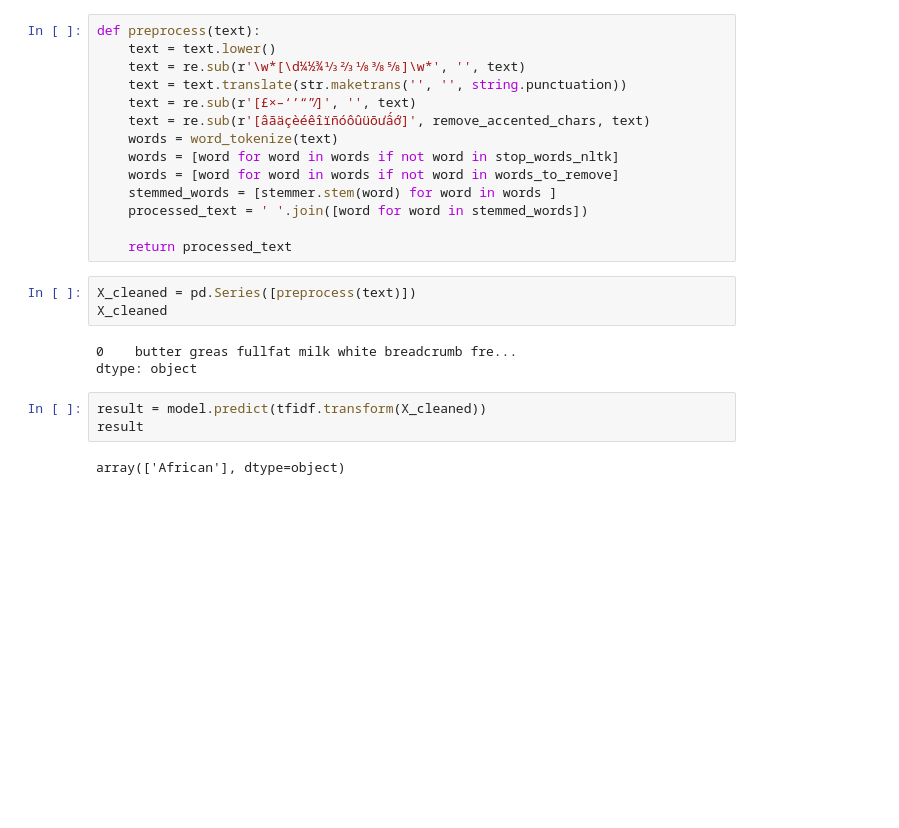
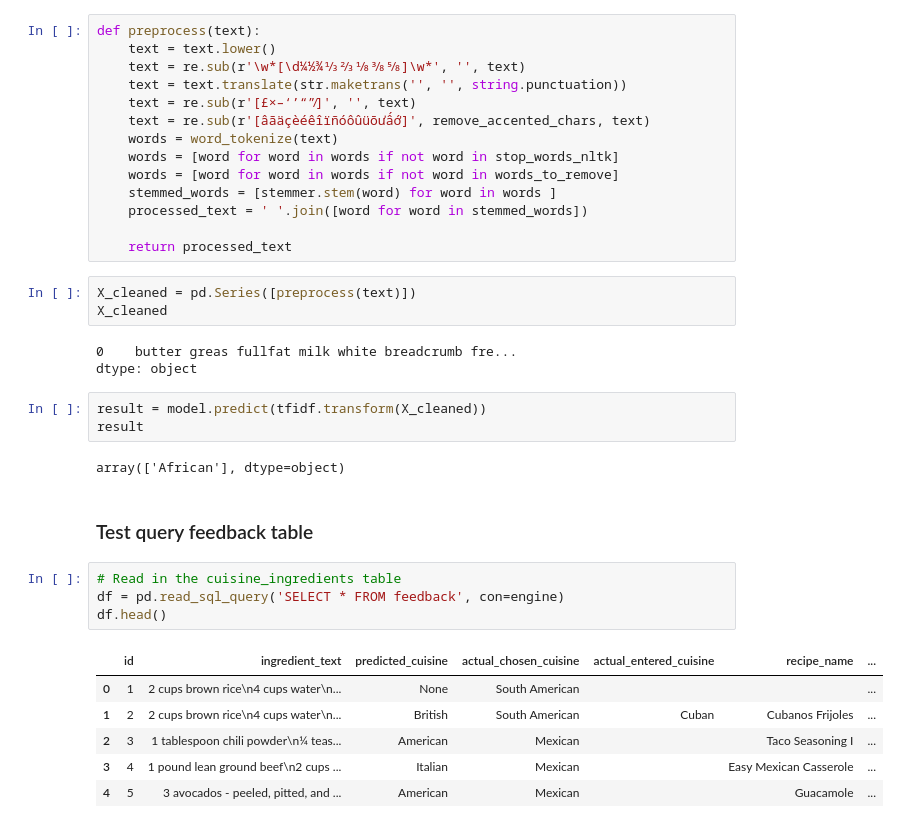
Before and after one commit to momcancode/Cuisine-Demystifier-NLP-ML-Project, a Jupyter notebook: model/08_SVC_oversampling_unigram.ipynb, the cells around one changed output. Drawn from its saved outputs; the diff is of its cells as text; blank space fills up the shorter version.

Commit message:
Feedback data loadable to database

```diff
--- a/model/08_SVC_oversampling_unigram.ipynb
+++ b/model/08_SVC_oversampling_unigram.ipynb
@@ -489,3 +487,16 @@ result = model.predict(tfidf.transform(X_cleaned))
 result
 # %% [output]
 array(['African'], dtype=object)
+# %% [markdown]
+### Test query feedback table
+# %%
+# Read in the cuisine_ingredients table
+df = pd.read_sql_query('SELECT * FROM feedback', con=engine)
+df.head()
+# %% [output]
+|  | id | ingredient_text | predicted_cuisine | actual_chosen_cuisine | actual_entered_cuisine | recipe_name | ... |
+| 0 | 1 | 2 cups brown rice\n4 cups water\n... | None | South American |  |  | ... |
+| 1 | 2 | 2 cups brown rice\n4 cups water\n... | British | South American | Cuban | Cubanos Frijoles | ... |
+| 2 | 3 | 1 tablespoon chili powder\n¼ teas... | American | Mexican |  | Taco Seasoning I | ... |
+| 3 | 4 | 1 pound lean ground beef\n2 cups ... | Italian | Mexican |  | Easy Mexican Casserole | ... |
+| 4 | 5 | 3 avocados - peeled, pitted, and ... | American | Mexican |  | Guacamole | ... |
```
Also changed, not shown: parts of 8 cells of this notebook, 5 other files.
